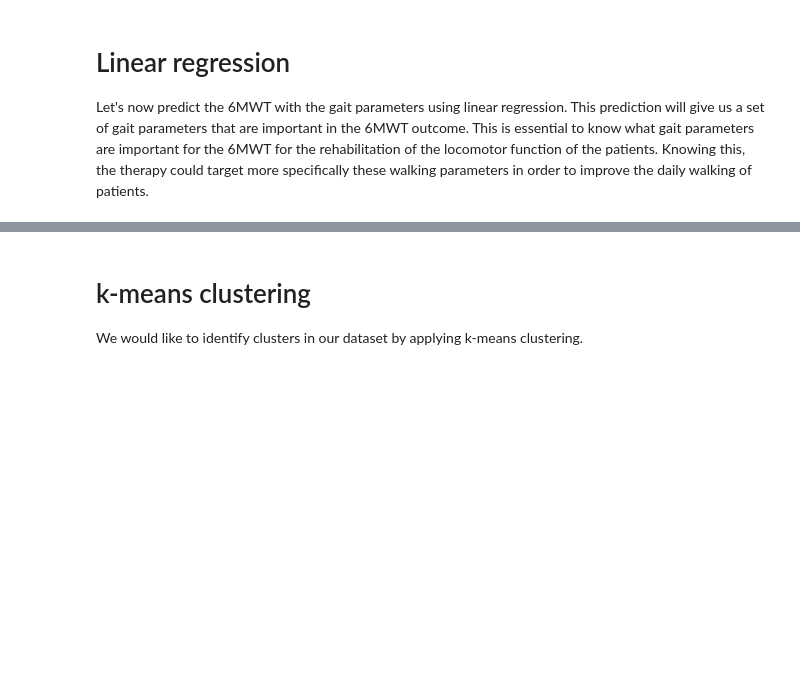
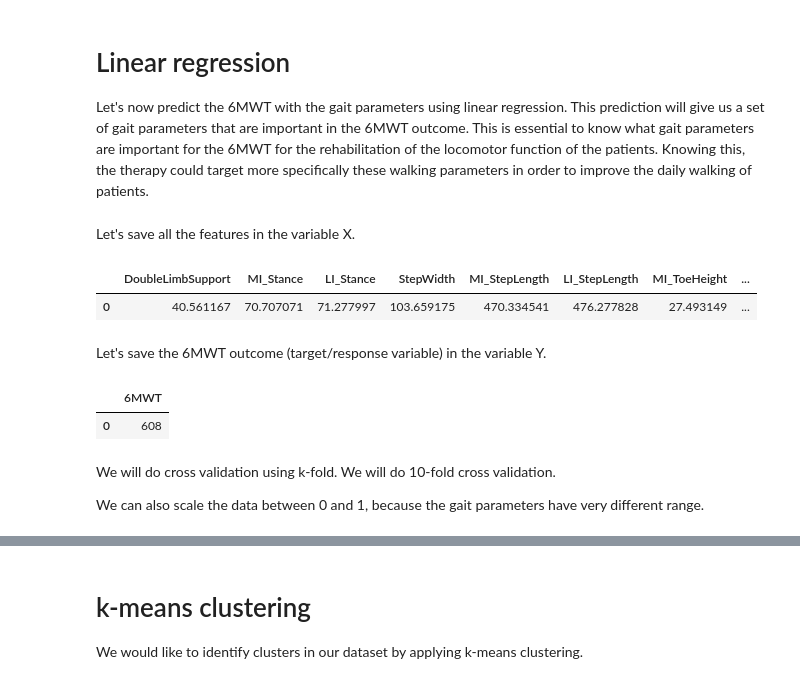
Before and after one commit to paulinegut/Gait-analysis, a Jupyter notebook: FinalProject_6MWTprediction.ipynb, the cells around one changed output, grey strips where cells are left out. Saved outputs shown, nothing was run; the diff lists cells and outputs as text; code cells hidden in the pictures; blank space fills up the shorter version.

```diff
--- a/FinalProject_6MWTprediction.ipynb
+++ b/FinalProject_6MWTprediction.ipynb
@@ -569,0 +574,21 @@ Let's now predict the 6MWT with the gait parameters using linear regression. Thi
+# %% [markdown]
+Let's save all the features in the variable X.
+# %%
+X = df.iloc[:, 1:-1]
+X.head(1)
+# %% [output]
+|  | DoubleLimbSupport | MI_Stance | LI_Stance | StepWidth | MI_StepLength | LI_StepLength | MI_ToeHeight | ... |
+| 0 | 40.561167 | 70.707071 | 71.277997 | 103.659175 | 470.334541 | 476.277828 | 27.493149 | ... |
+# %% [markdown]
+Let's save the 6MWT outcome (target/response variable) in the variable Y.
+# %%
+y = pd.DataFrame()
+y['6MWT'] = df['6MWT']
+y.head(1)
+# %% [output]
+|  | 6MWT |
+| 0 | 608 |
+# %% [markdown]
+We will do cross validation using k-fold. We will do 10-fold cross validation.
+
+We can also scale the data between 0 and 1, because the gait parameters have very different range.
```
Also changed, not shown: parts of 18 cells of this notebook.
